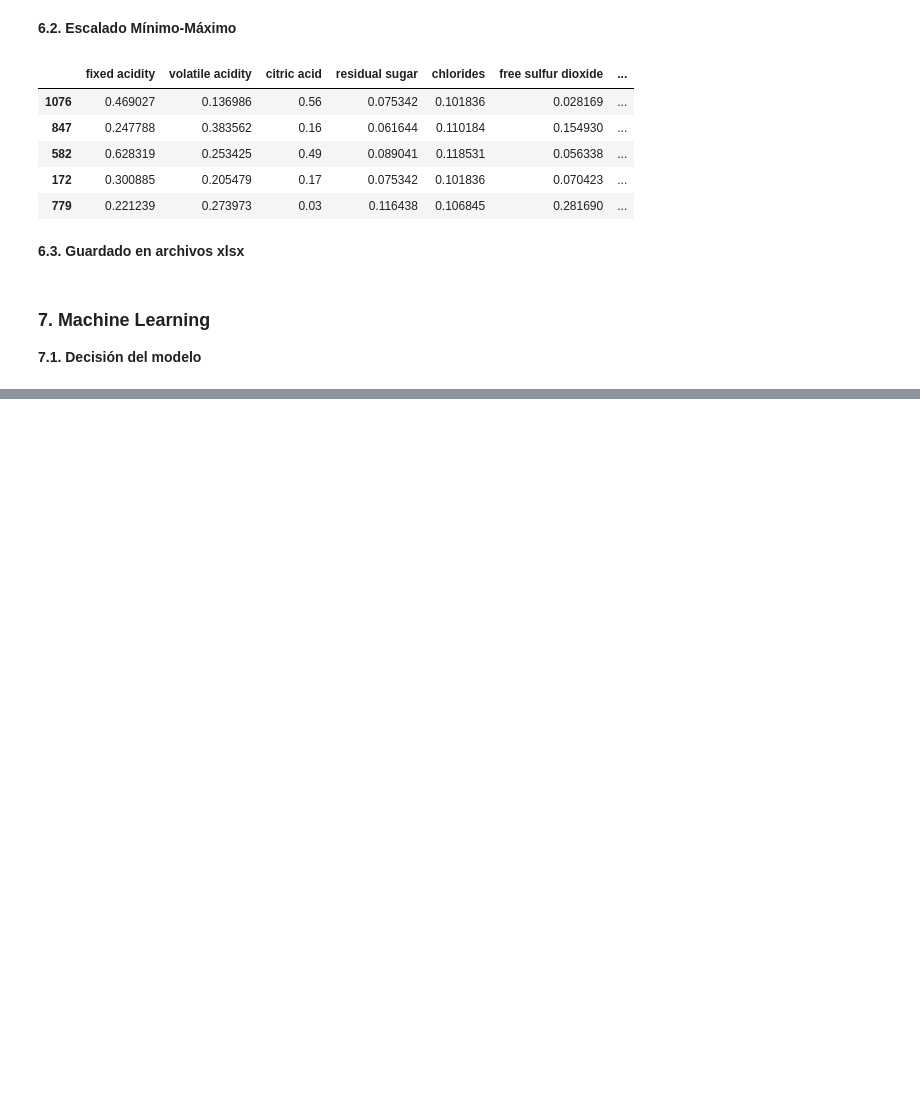
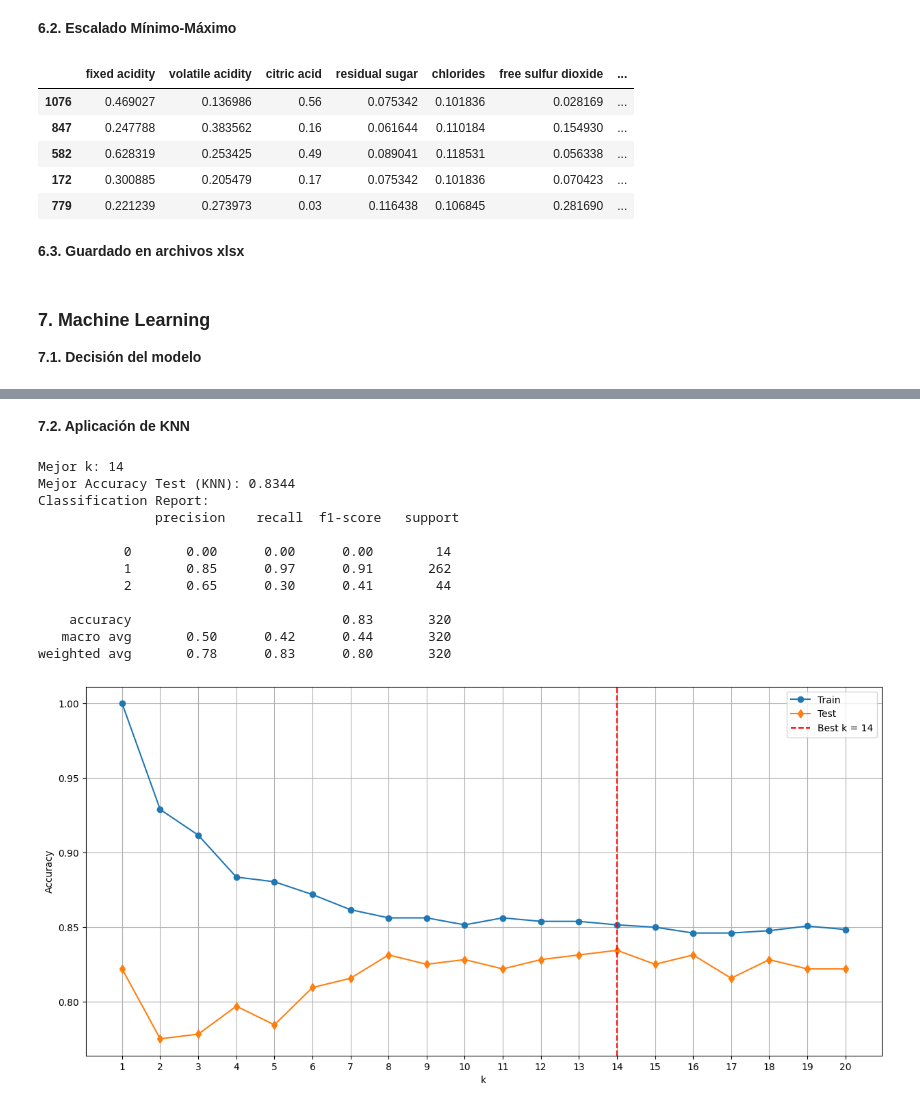
Before and after one commit to 4GeeksAcademy/machine-learning-python-template-Vino-BryanJumbo, a Jupyter notebook: src/explore.ipynb, the cells around one changed output, grey strips where cells are left out. Cells and saved outputs as stored; diff of their text form; code cells hidden in the pictures; blank space fills up the shorter version.

```diff
--- a/src/explore.ipynb
+++ b/src/explore.ipynb
@@ -460,0 +476,59 @@ Mejor dataset: X_train_con_outliers_norm
+# %% [markdown]
+**7.2. Aplicación de KNN**
+# %%
+train_acc = []
+test_acc = []
+best_k = 1
+best_acc = 0
+best_model = None
+k_values = range(1, 21)
+
+for k in range(1, 21):
+    knn = KNeighborsClassifier(n_neighbors=k)
+    knn.fit(X_train_sin_outliers_norm, y_train)
+
+    y_pred_train = knn.predict(X_train_sin_outliers_norm)
+    y_pred_test = knn.predict(X_test_sin_outliers_norm)
+
+    acc_train = accuracy_score(y_train, y_pred_train)
+    acc_test = accuracy_score(y_test, y_pred_test)
+
+    train_acc.append(acc_train)
+    test_acc.append(acc_test)
+
+    #Actualizar los mejores valores
+    if acc_test > best_acc:
+        best_acc = acc_test
+        best_k = k
+        best_model = knn
+
+
+print(f"Mejor k: {best_k}")
+print(f"Mejor Accuracy Test (KNN): {best_acc:.4f}")
+print("Classification Report:\n", classification_report(y_test, best_model.predict(best_dataset_test)))
+
+# Gráfico
+plt.figure(figsize=(15, 7))
+plt.plot(k_values, train_acc, label='Train', marker='o')
+plt.plot(k_values, test_acc, label='Test', marker='d')
+plt.axvline(best_k, color='r', linestyle='--', label=f'Best k = {best_k}')
+plt.xlabel('k')
+plt.ylabel('Accuracy')
+plt.xticks(k_values)
+plt.grid(True)
+plt.legend()
+plt.show()
+# %% [output]
+Mejor k: 14
+Mejor Accuracy Test (KNN): 0.8344
+Classification Report:
+               precision    recall  f1-score   support
+
+           0       0.00      0.00      0.00        14
+           1       0.85      0.97      0.91       262
+           2       0.65      0.30      0.41        44
+
+    accuracy                           0.83       320
+   macro avg       0.50      0.42      0.44       320
+weighted avg       0.78      0.83      0.80       320
+[figure, added]
```
Also changed, not shown: parts of 10 cells of this notebook.
